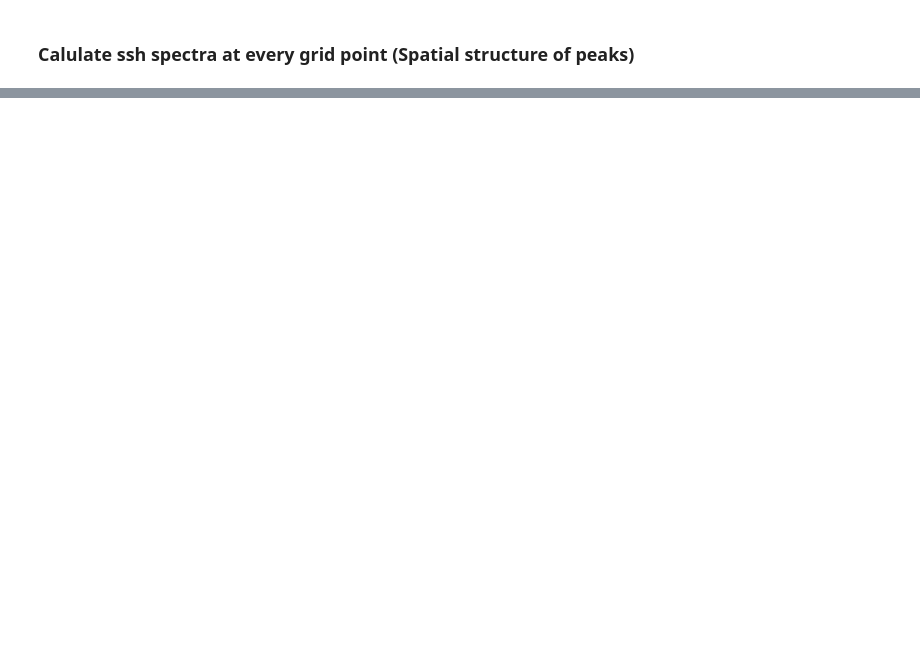
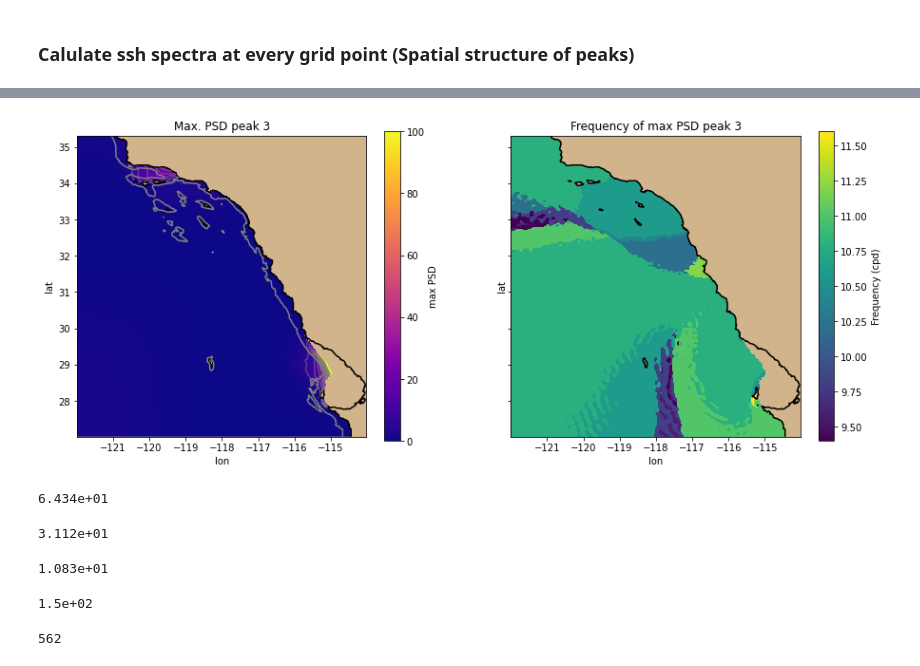
Before and after one commit to anakarinarm/notebooks_SVB, a Jupyter notebook: MITgcm/domain5/ssh_spectra_domain.ipynb, the cells around one changed output, grey strips where cells are left out. Cells and saved outputs as stored; diff of their text form; code cells hidden in the pictures; blank space fills up the shorter version.

```diff
--- a/MITgcm/domain5/ssh_spectra_domain.ipynb
+++ b/MITgcm/domain5/ssh_spectra_domain.ipynb
@@ -146,0 +112,44 @@ ax2.set_aspect(1)
+# %%
+fig, (ax1, ax2) = plt.subplots(1,2,figsize=(15,6), sharey=True)
+ax1.set_facecolor('tan')
+pc1 = ax1.pcolormesh(lon,lat, sshData.p3_psd, cmap='plasma', vmin=0, vmax=100)
+plt.colorbar(pc1, ax=ax1, label='max PSD')
+ax1.contour(lon,lat,depth,levels=[0, 250], colors=['k','0.5','0.5','0.5','0.5','0.5'])
+levels=np.arange(0,100,5)
+cn1 = ax1.contour(lon,lat, sshData.p3_psd, levels, colors='0.5', alpha=0.5)
+
+ax1.set_xlabel('lon')
+ax1.set_ylabel('lat')
+ax1.set_title('Max. PSD peak 3')
+ax1.set_aspect(1)
+
+ax2.set_facecolor('tan')
+pc2 = ax2.pcolormesh(lon, lat, sshData.p3_freq, cmap='viridis')
+plt.colorbar(pc2, ax=ax2, label='Frequency (cpd)')
+ax2.contour(lon,lat,depth,levels=[0], colors=['k'])
+ax2.set_xlabel('lon')
+ax2.set_ylabel('lat')
+ax2.set_title('Frequency of max PSD peak 3')
+ax2.set_aspect(1)
+# %% [output]
+[figure, added]
+# %%
+print('%1.3e' %sshData.p1_psd[529,176])
+# %% [output]
+6.434e+01
+# %%
+print('%1.3e' %sshData.p2_psd[529,176])
+# %% [output]
+3.112e+01
+# %%
+print('%1.3e' %sshData.p3_psd[529,176])
+# %% [output]
+1.083e+01
+# %%
+print('%1.1e' %np.max(sshData.p3_psd))
+# %% [output]
+1.5e+02
+# %%
+612-50
+# %% [output]
+562
```
Also changed, not shown: parts of 11 cells of this notebook, 11 other files.
